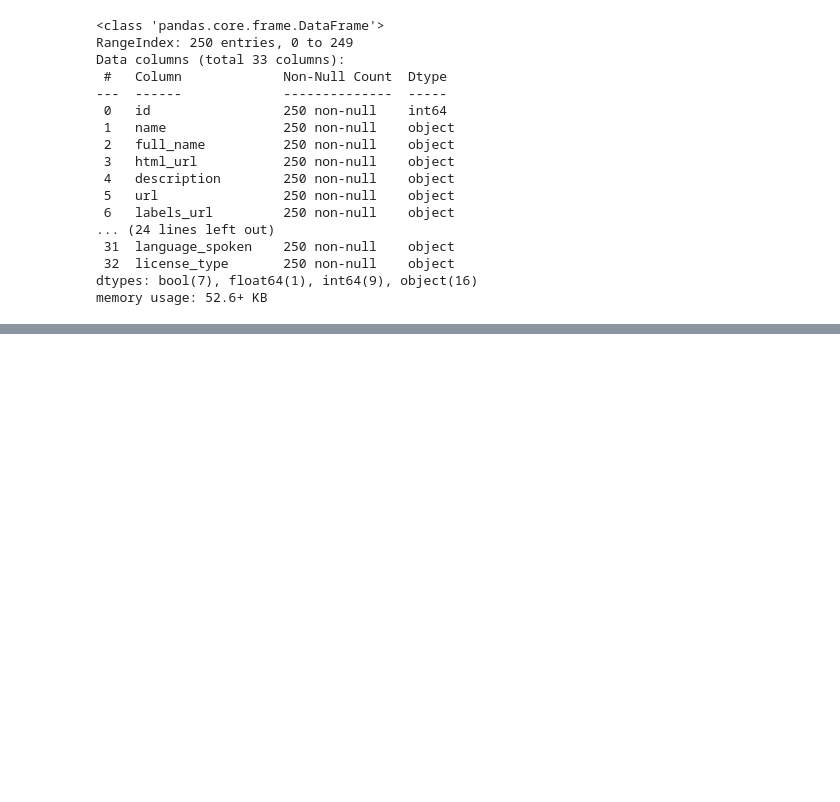
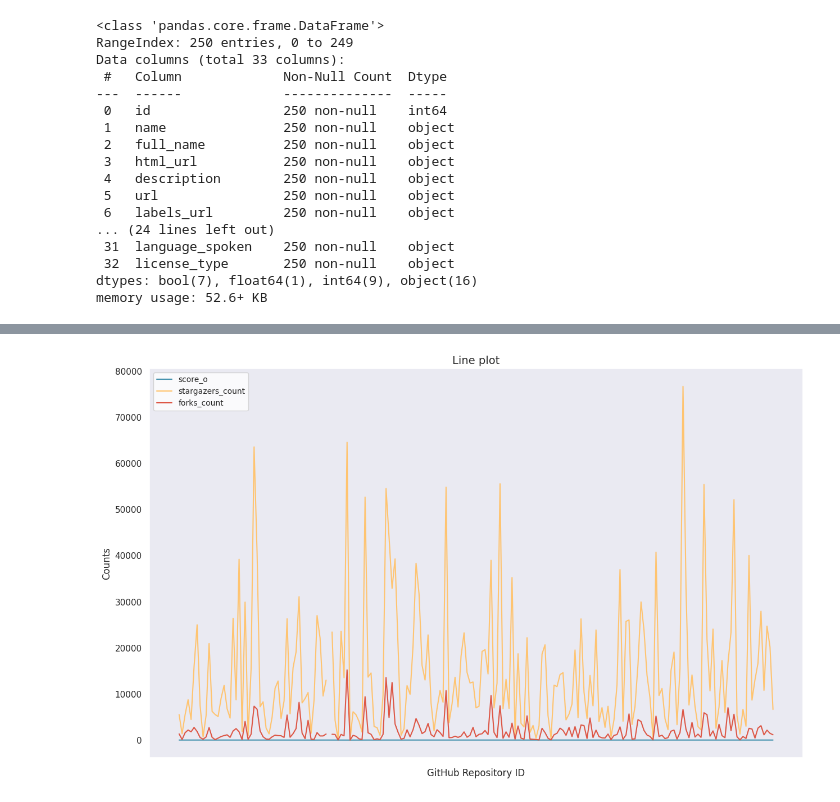
Before and after one commit to df1000/ma_automated_documentation, a Jupyter notebook: evaluate_results/01_create_df_llama.ipynb, the cells around one changed output, grey strips where cells are left out. Cells and saved outputs as stored; diff of their text form; code cells hidden in the pictures; blank space fills up the shorter version.

```diff
--- a/evaluate_results/01_create_df_llama.ipynb
+++ b/evaluate_results/01_create_df_llama.ipynb
@@ -383,0 +639,24 @@ memory usage: 52.6+ KB
+# %%
+colors = ['#4793AF', '#FFC470', '#DD5746'] # specify colors for numeric columns (source_code_cleaned, comments, formatting)
+
+with sns.axes_style('white'): # applies white Seaborn style for axes
+    sns.set_theme(style='dark') # applies dark Seaboarn style for better contrast
+    fig, ax = plt.subplots(figsize=(15, 9)) # create a figure and define size of plot
+
+    # set repo_name as index (x-axis)
+    # plot a stacked bar plot with customized bar width and no edgecolor
+    # use colors for parameter color
+    df_plot.set_index('id').plot(kind='line', ax=ax, color=colors)
+
+    ax.set_title('Line plot', fontdict={'fontsize': 14}) # set plot title
+    ax.set_xlabel('GitHub Repository ID') # set x_label
+    ax.set_ylabel('Counts') # set y_labgel
+    #ax.yaxis.set_major_formatter(FuncFormatter(format_yaxis)) # applies function format_yaxis to y_axis
+    ax.set_xticklabels([]) # hides tickl labels for x_axis --> to many repository names to display
+    plt.legend(loc=2, fontsize=10, facecolor='white') # defines legend
+    plt.grid(visible=False) # turn of grid
+    plt.show() # shows plot
+
+    sns.reset_defaults() # reset Seaborn settings
+# %% [output]
+[figure, added]
```
Also changed, not shown: parts of 36 cells of this notebook, 1 other file.
